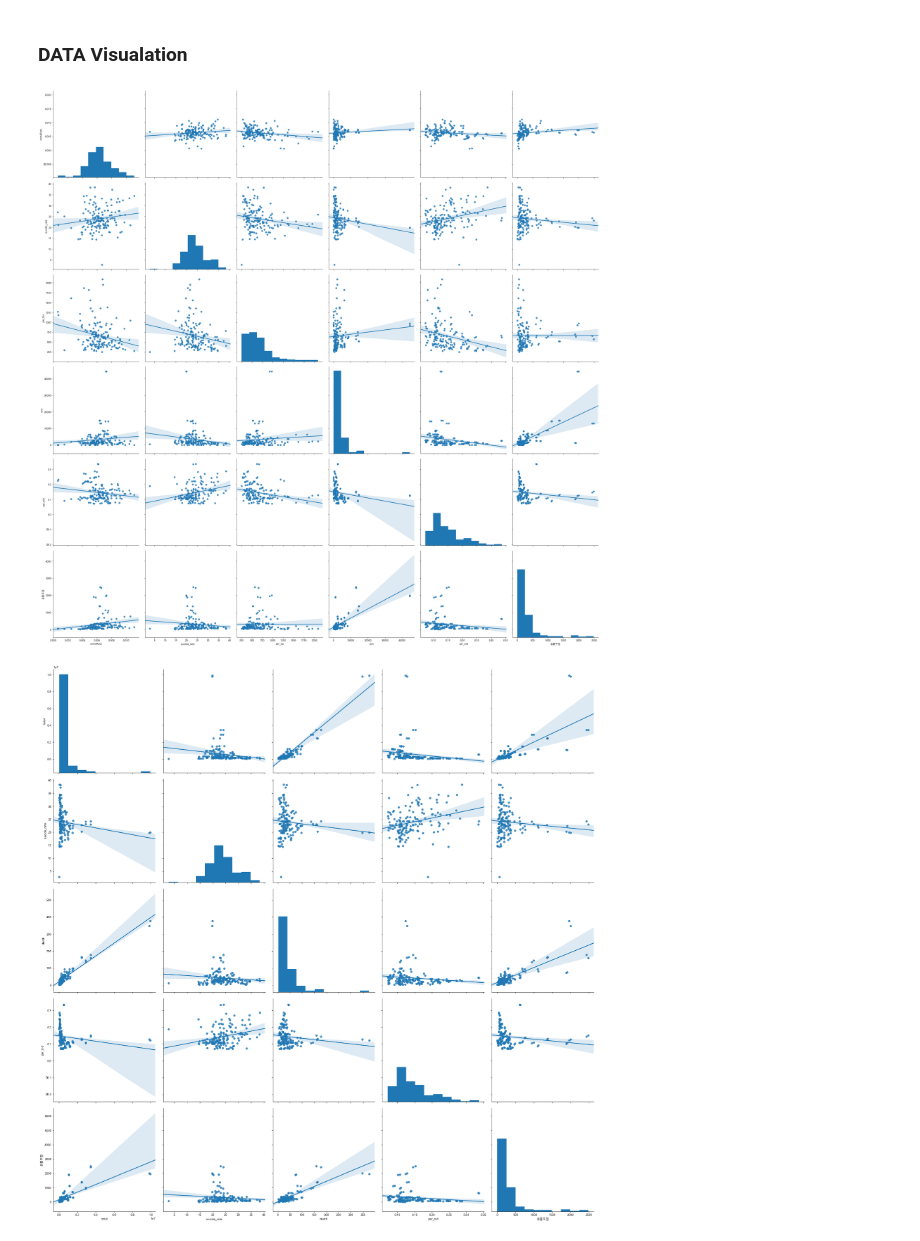
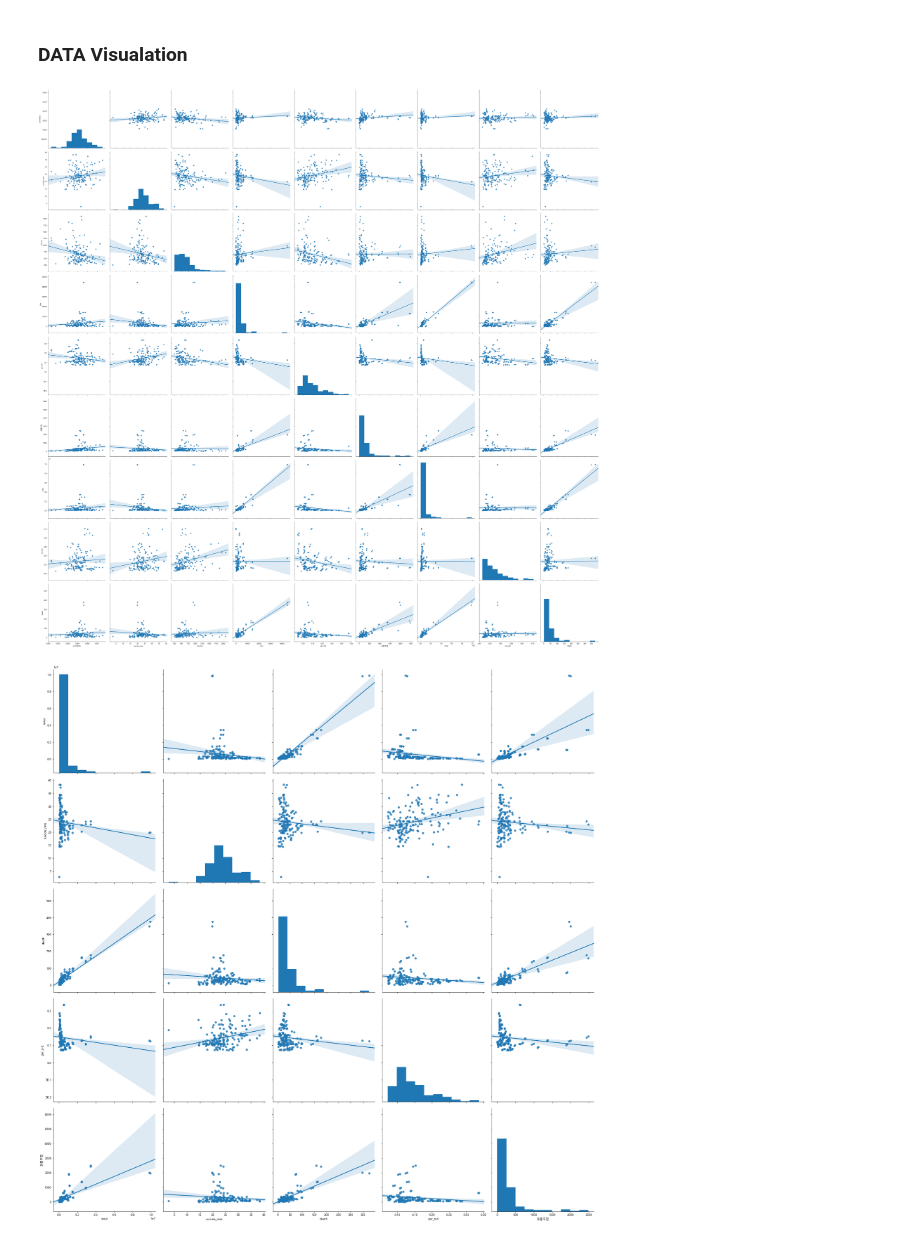
Before and after one commit to pci2676/db_pjt, a Jupyter notebook: DBP_ds.ipynb, the cells around one changed output. Cells and saved outputs as stored; diff of their text form; code cells hidden in the pictures.

```diff
--- a/DBP_ds.ipynb
+++ b/DBP_ds.ipynb
@@ -623,10 +645,10 @@ cctv / 고령자:
 # %% [markdown]
 ### DATA Visualation
 # %%
-sns.pairplot(total_data, vars=["crimeRate", "suicide_rate", "per_tax","cctv", "per_old", "유흥주점"], kind='reg', size=5)
+sns.pairplot(total_data, vars=["crimeRate", "suicide_rate", "per_tax","cctv", "per_old", "유흥주점", "total", "out_per", "death"], kind='reg', size=10)
 plt.show()
 # %% [output]
-[figure, old version]
+[figure, new version]
 # %%
 sns.pairplot(total_data, vars=["total",  "suicide_rate", "death","per_old", "유흥주점"], kind='reg', size=5)
 plt.show()
```
Also changed, not shown: parts of 5 cells of this notebook, 1 other file.
